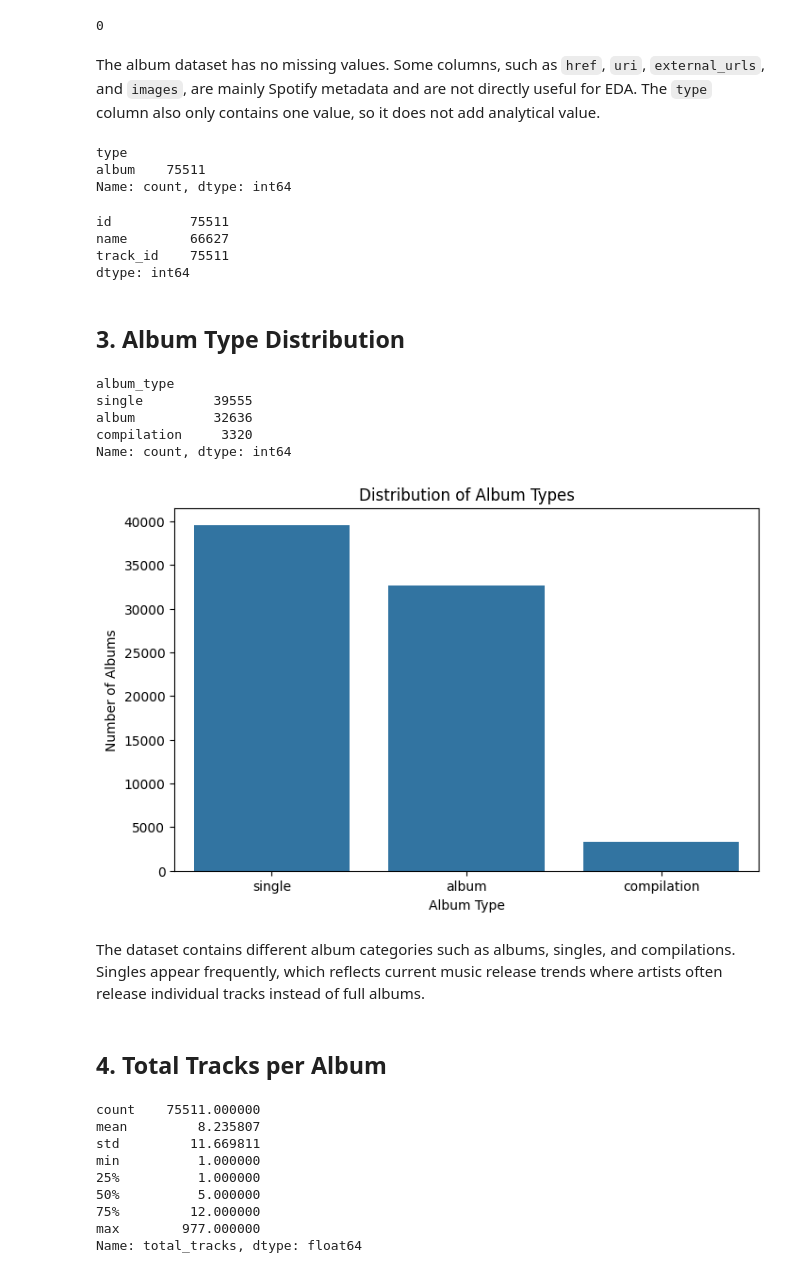
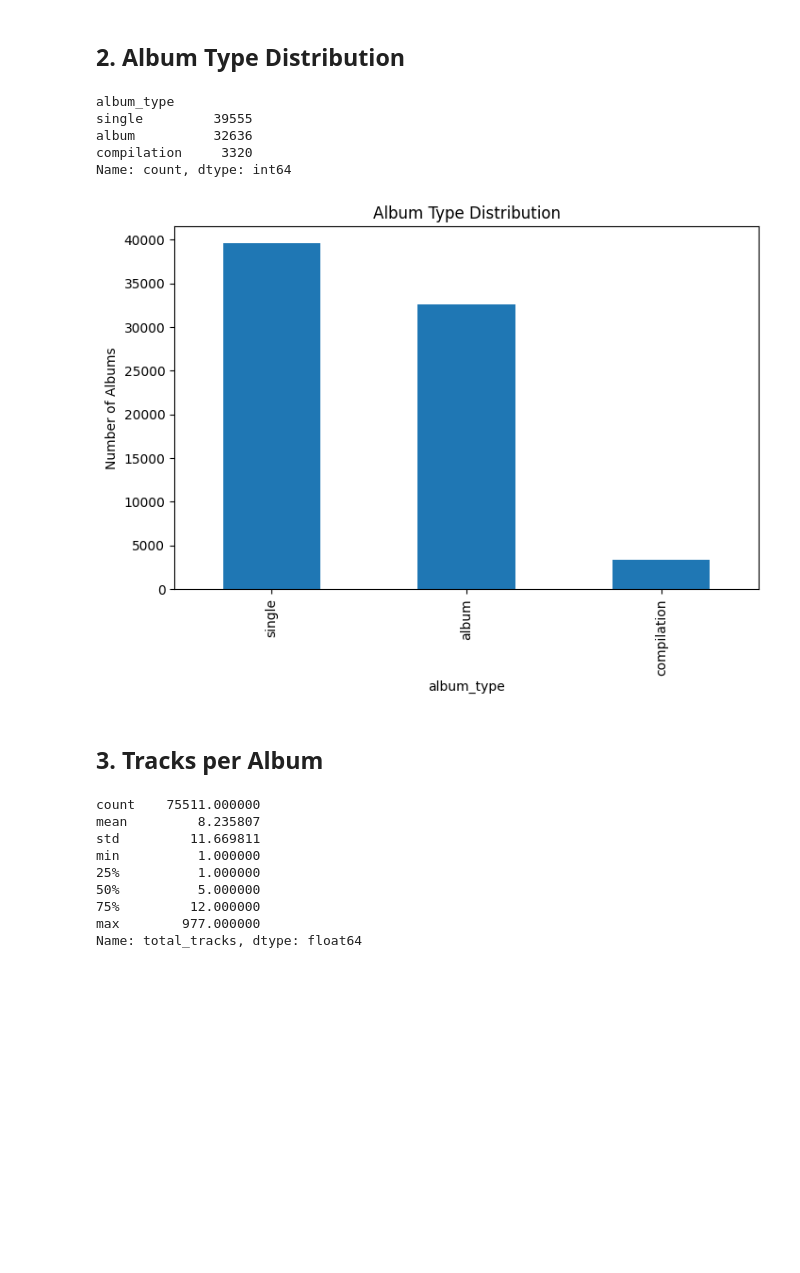
Before and after one commit to ds25m032-Denis-Hoxha/spotify_project, a Jupyter notebook: notebooks/04_albums_eda.ipynb, the cells around one changed output. Drawn from its saved outputs; the diff is of its cells as text; code cells hidden in the pictures; blank space fills up the shorter version.

Commit message:
Update Artists and Albums EDA

```diff
--- a/notebooks/04_albums_eda.ipynb
+++ b/notebooks/04_albums_eda.ipynb
@@ -15,7 +21,6 @@ from pathlib import Path
 import sys
 import warnings
 
-import duckdb
 import pandas as pd
 import matplotlib.pyplot as plt
 import seaborn as sns
@@ -25,6 +30,17 @@ warnings.filterwarnings("ignore")
 PROJECT_ROOT = Path.cwd().parents[0] if Path.cwd().name == "notebooks" else Path.cwd()
 sys.path.append(str(PROJECT_ROOT))
 
-from config.paths import DUCKDB_PATH
+processed_dir = PROJECT_ROOT / "data" / "processed"
 
-con = duckdb.connect(DUCKDB_PATH)
+albums = pd.read_parquet(
+    processed_dir / "albums_clean.parquet"
+)
+
+tracks = pd.read_parquet(
+    processed_dir / "tracks_clean.parquet"
+)
+
+print(f"Albums loaded: {len(albums):,}")
+print(f"Tracks loaded: {len(tracks):,}")
+
+albums.shape
@@ -31,4 +50,0 @@ con = duckdb.connect(DUCKDB_PATH)
-# %%
-albums = con.execute("SELECT * FROM albums").df()
-
-albums.shape
@@ -103,26 +95,12 @@ dtype: int64
-# %%
-albums.duplicated().sum()
-# %% [output]
-0
-# %% [markdown]
-The album dataset has no missing values. Some columns, such as `href`, `uri`, `external_urls`, and `images`, are mainly Spotify metadata and are not directly useful for EDA. The `type` column also only contains one value, so it does not add analytical value.
-# %%
-albums["type"].value_counts()
-# %% [output]
-type
-album    75511
-Name: count, dtype: int64
-# %%
-albums[["id", "name", "track_id"]].nunique()
-# %% [output]
-id          75511
-name        66627
-track_id    75511
-dtype: int64
 # %% [markdown]
-## 3. Album Type Distribution
+## 2. Album Type Distribution
 # %%
-albums["album_type"].value_counts()
+album_type_counts = (
+    albums["album_type"]
+    .value_counts()
+)
+
+album_type_counts
 # %% [output]
 album_type
 single         39555
@@ -130,26 +108,19 @@ album          32636
 compilation     3320
 Name: count, dtype: int64
 # %%
-plt.figure(figsize=(8, 5))
-
-sns.countplot(
-    data=albums,
-    x="album_type",
-    order=albums["album_type"].value_counts().index
+album_type_counts.plot(
+    kind="bar",
+    figsize=(8,5)
 )
 
-plt.title("Distribution of Album Types")
-plt.xlabel("Album Type")
+plt.title("Album Type Distribution")
 plt.ylabel("Number of Albums")
 
 plt.show()
 # %% [output]
-[figure, old version]
+[figure, new version]
-# %% [markdown]
-The dataset contains different album categories such as albums, singles, and compilations.
-Singles appear frequently, which reflects current music release trends where artists often release individual tracks instead of full albums.
 # %% [markdown]
-## 4. Total Tracks per Album
+## 3. Tracks per Album
 # %%
 albums["total_tracks"].describe()
 # %% [output]
```
Also changed, not shown: parts of 48 cells of this notebook, 1 other file.
